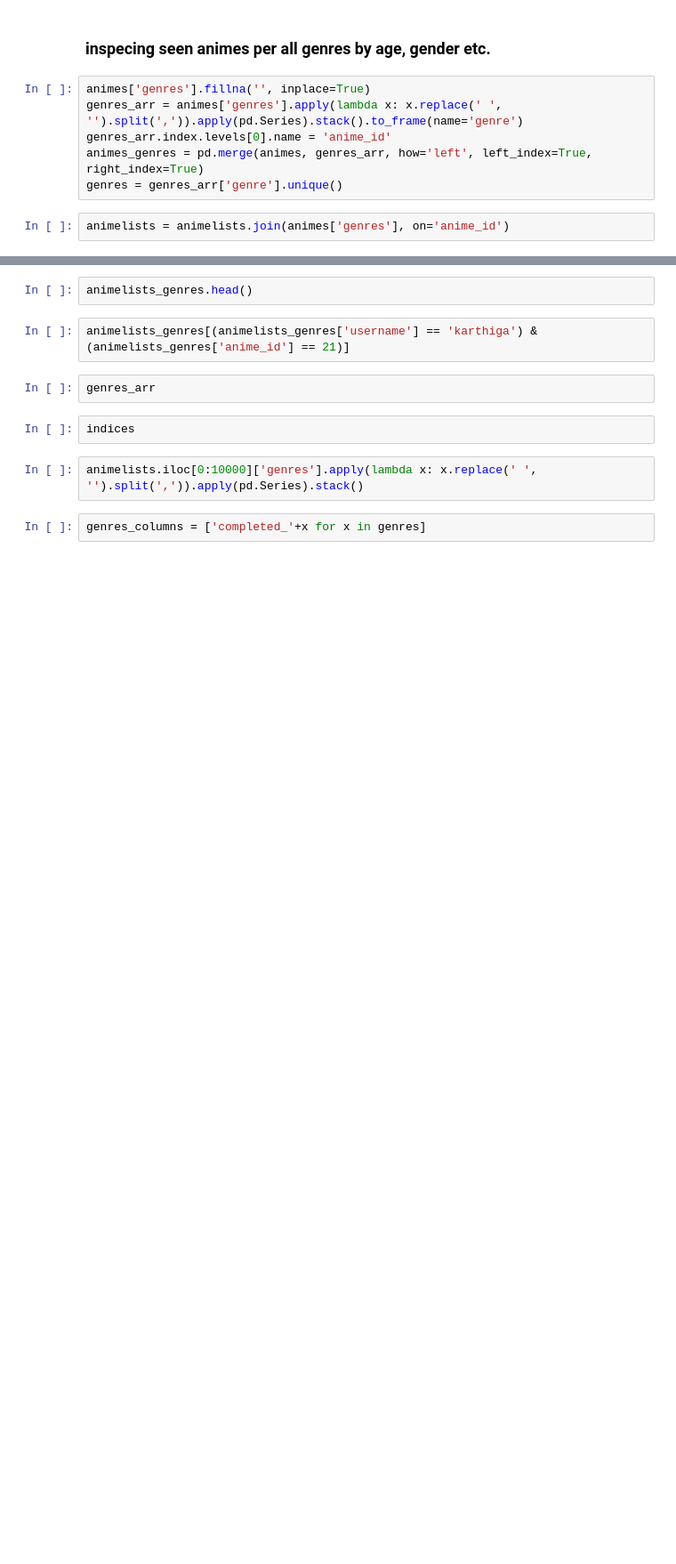
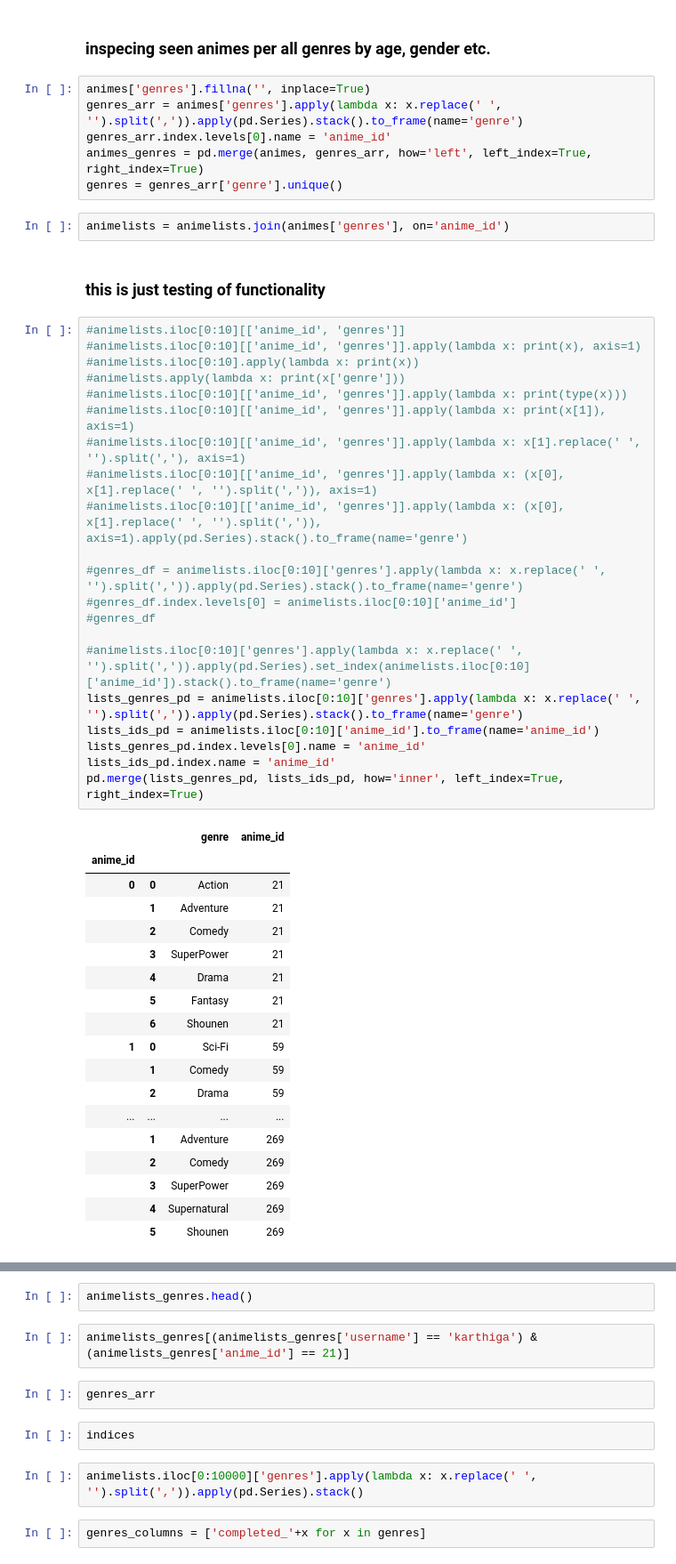
Before and after one commit to racinmat/mal-analysis, a Jupyter notebook: user_analysis.ipynb, the cells around one changed output, grey strips where cells are left out. Shown at 89% size. Drawn from its saved outputs; the diff is of its cells as text; blank space fills up the shorter version.

```diff
--- a/user_analysis.ipynb
+++ b/user_analysis.ipynb
@@ -121,3 +121,45 @@ animes_genres = pd.merge(animes, genres_arr, how='left', left_index=True, right_
 genres = genres_arr['genre'].unique()
 # %%
 animelists = animelists.join(animes['genres'], on='anime_id')
+# %% [markdown]
+### this is just testing of functionality
+# %%
+#animelists.iloc[0:10][['anime_id', 'genres']]
+#animelists.iloc[0:10][['anime_id', 'genres']].apply(lambda x: print(x), axis=1)
+#animelists.iloc[0:10].apply(lambda x: print(x))
+#animelists.apply(lambda x: print(x['genre']))
+#animelists.iloc[0:10][['anime_id', 'genres']].apply(lambda x: print(type(x)))
+#animelists.iloc[0:10][['anime_id', 'genres']].apply(lambda x: print(x[1]), axis=1)
+#animelists.iloc[0:10][['anime_id', 'genres']].apply(lambda x: x[1].replace(' ', '').split(','), axis=1)
+#animelists.iloc[0:10][['anime_id', 'genres']].apply(lambda x: (x[0], x[1].replace(' ', '').split(',')), axis=1)
+#animelists.iloc[0:10][['anime_id', 'genres']].apply(lambda x: (x[0], x[1].replace(' ', '').split(',')), axis=1).apply(pd.Series).stack().to_frame(name='genre')
+
+#genres_df = animelists.iloc[0:10]['genres'].apply(lambda x: x.replace(' ', '').split(',')).apply(pd.Series).stack().to_frame(name='genre')
+#genres_df.index.levels[0] = animelists.iloc[0:10]['anime_id']
+#genres_df
+
+#animelists.iloc[0:10]['genres'].apply(lambda x: x.replace(' ', '').split(',')).apply(pd.Series).set_index(animelists.iloc[0:10]['anime_id']).stack().to_frame(name='genre')
+lists_genres_pd = animelists.iloc[0:10]['genres'].apply(lambda x: x.replace(' ', '').split(',')).apply(pd.Series).stack().to_frame(name='genre')
+lists_ids_pd = animelists.iloc[0:10]['anime_id'].to_frame(name='anime_id')
+lists_genres_pd.index.levels[0].name = 'anime_id'
+lists_ids_pd.index.name = 'anime_id'
+pd.merge(lists_genres_pd, lists_ids_pd, how='inner', left_index=True, right_index=True)
+# %% [output]
+|  |  | genre | anime_id |
+| anime_id |  |  |  |
+| 0 | 0 | Action | 21 |
+|  | 1 | Adventure | 21 |
+|  | 2 | Comedy | 21 |
+|  | 3 | SuperPower | 21 |
+|  | 4 | Drama | 21 |
+|  | 5 | Fantasy | 21 |
+|  | 6 | Shounen | 21 |
+| 1 | 0 | Sci-Fi | 59 |
+|  | 1 | Comedy | 59 |
+|  | 2 | Drama | 59 |
+| ... | ... | ... | ... |
+|  | 1 | Adventure | 269 |
+|  | 2 | Comedy | 269 |
+|  | 3 | SuperPower | 269 |
+|  | 4 | Supernatural | 269 |
+|  | 5 | Shounen | 269 |
```
Also changed, not shown: parts of 11 cells of this notebook, 1 other file.
